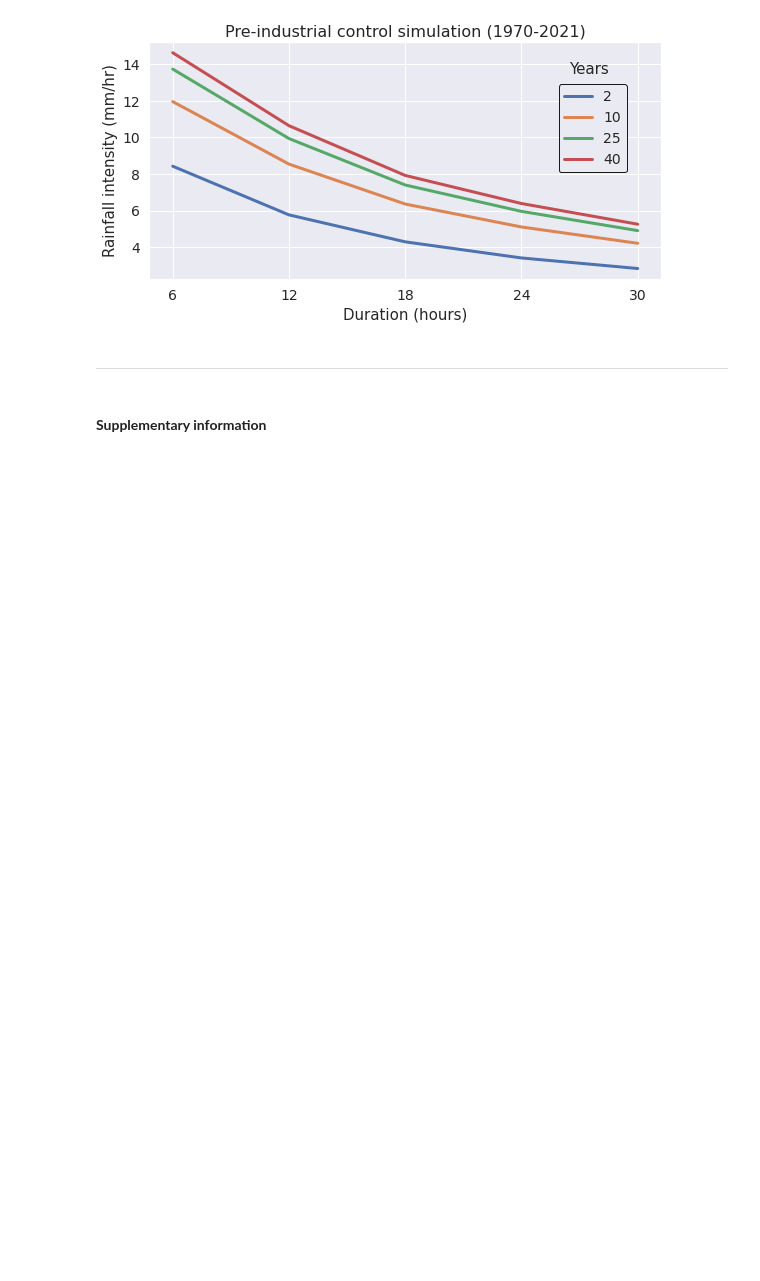
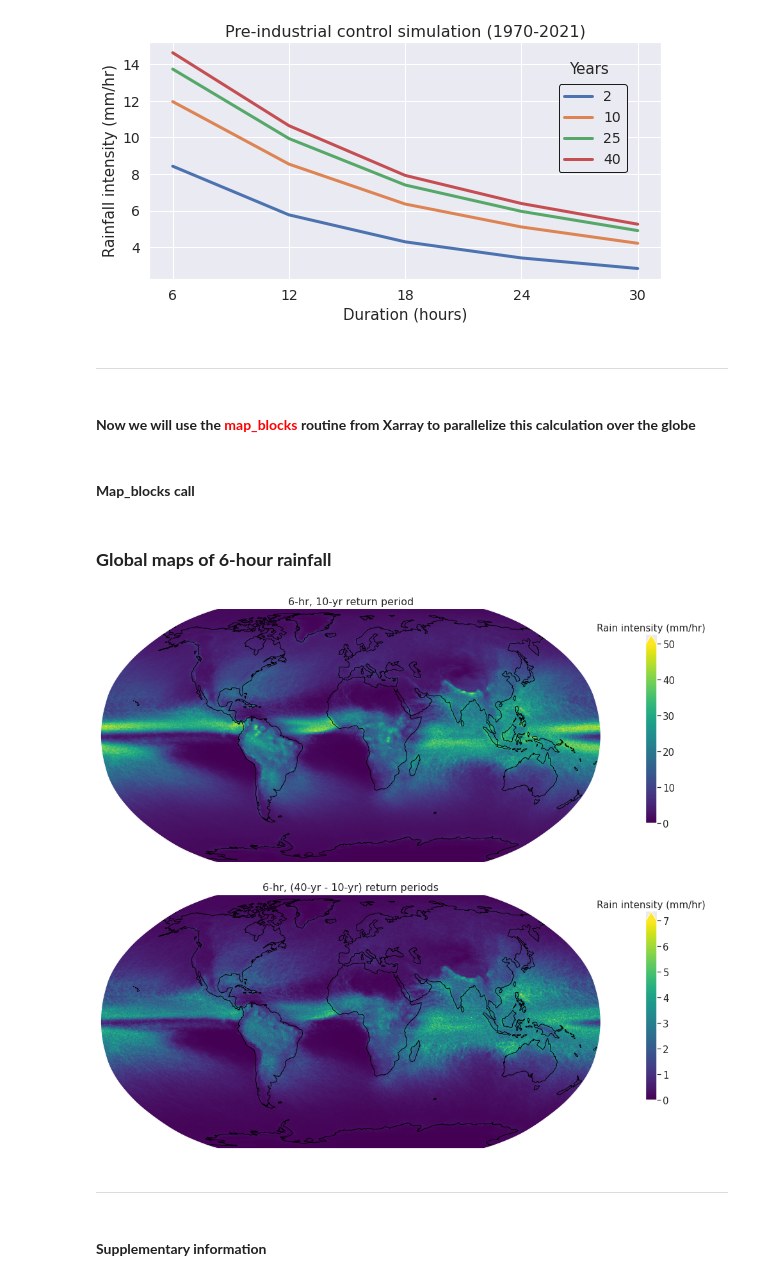
Before and after one commit to tlsw231/IDF_curve, a Jupyter notebook: idf_curve_public.ipynb, the cells around one changed output. Drawn from its saved outputs; the diff is of its cells as text; code cells hidden in the pictures; blank space fills up the shorter version.

```diff
--- a/idf_curve_public.ipynb
+++ b/idf_curve_public.ipynb
@@ -275,3 +275,5 @@ axs.set_title('Pre-industrial control simulation (1970-2021)',fontsize=16);
 [figure]
 # %% [markdown]
 ---
+# %% [markdown]
+#### <b> Now we will use the <font color="red"> map_blocks </font> routine from Xarray to parallelize this calculation over the globe </b>
@@ -277,0 +311,2 @@ axs.set_title('Pre-industrial control simulation (1970-2021)',fontsize=16);
+# %% [markdown]
+#### <b> Map_blocks call  </b>
@@ -278,3 +334,42 @@ axs.set_title('Pre-industrial control simulation (1970-2021)',fontsize=16);
+# %% [markdown]
+### <b> Global maps of 6-hour rainfall </b>
+# %%
+proj = ccrs.Robinson(central_longitude=0)
+pc = ccrs.PlateCarree()
+
+fig,axs=plt.subplots(2,1,figsize=(16,12),sharex=True,subplot_kw=dict(projection=proj))
+fig.tight_layout(h_pad=5)
+axs.flatten()
+
+axid=0
+idf_curve1.plot(ax=axs[axid],transform=pc,add_colorbar=False)
+axs[axid].add_feature(cf.COASTLINE)
+axs[axid].set_title('6-hr, 10-yr return period',fontsize=16)
+cmin=0; cmax=50;
+norm = mpl.colors.Normalize(vmin=cmin, vmax=cmax)
+#cax = fig.add_axes([0.1, 0.15, 0.34, 0.04])
+cax = fig.add_axes([0.9, 0.60, 0.015, 0.34])
+cb = mpl.colorbar.ColorbarBase(cax, cmap=plt.cm.viridis, norm=norm,
+                               orientation='vertical',extend='max')
+cb.ax.tick_params(labelsize=15.0)
+cb.ax.set_title(r'Rain intensity (mm/hr)',fontdict={'fontsize':15});
+
+axid=1
+(idf_curve2-idf_curve1).plot(ax=axs[axid],transform=pc,add_colorbar=False)
+axs[axid].add_feature(cf.COASTLINE)
+axs[axid].set_title(r'6-hr, (40-yr - 10-yr) return periods',fontsize=16)
+cmin=0; cmax=7;
+norm = mpl.colors.Normalize(vmin=cmin, vmax=cmax)
+#cax = fig.add_axes([0.1, 0.15, 0.34, 0.04])
+cax = fig.add_axes([0.9, 0.10, 0.015, 0.34])
+cb = mpl.colorbar.ColorbarBase(cax, cmap=plt.cm.viridis, norm=norm,
+                               orientation='vertical',extend='max')
+cb.ax.tick_params(labelsize=15.0)
+cb.ax.set_title(r'Rain intensity (mm/hr)',fontdict={'fontsize':15});
+# %% [output]
+[figure, added]
+# %% [markdown]
+---
 # %% [markdown]
 #### <b> Supplementary information </b>
 # %% [markdown]
```
Also changed, not shown: parts of 2 cells of this notebook.
